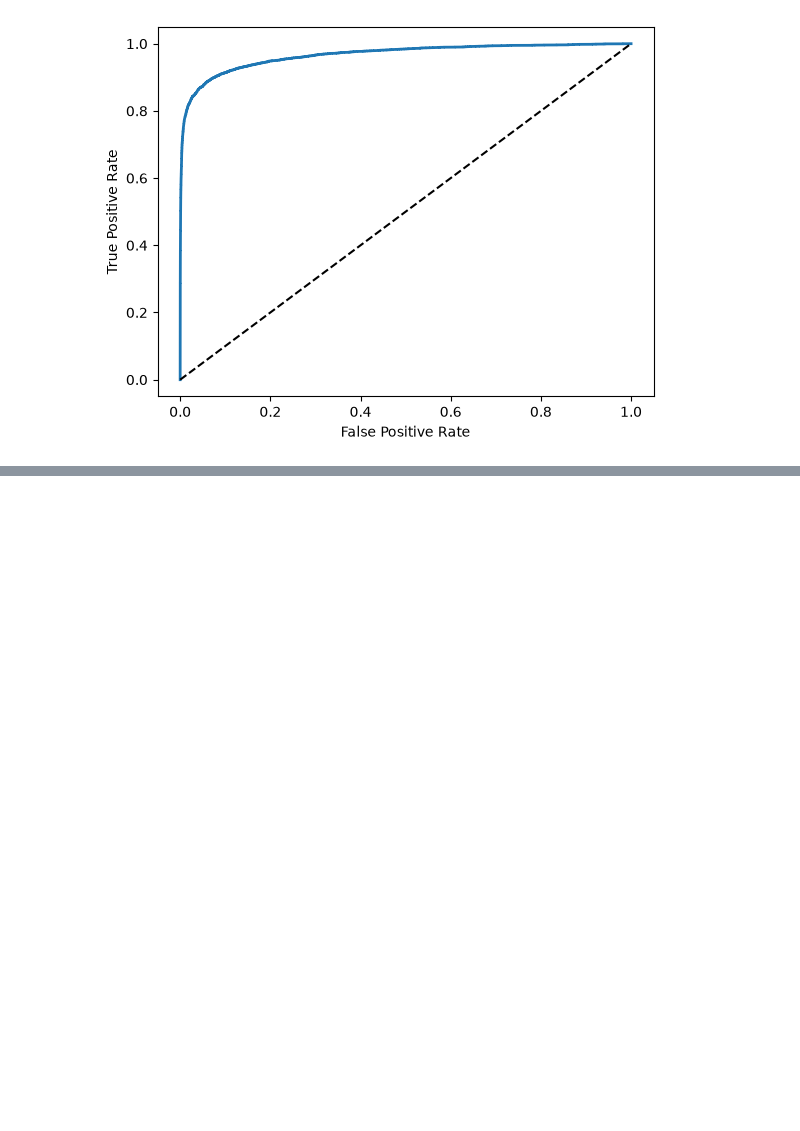
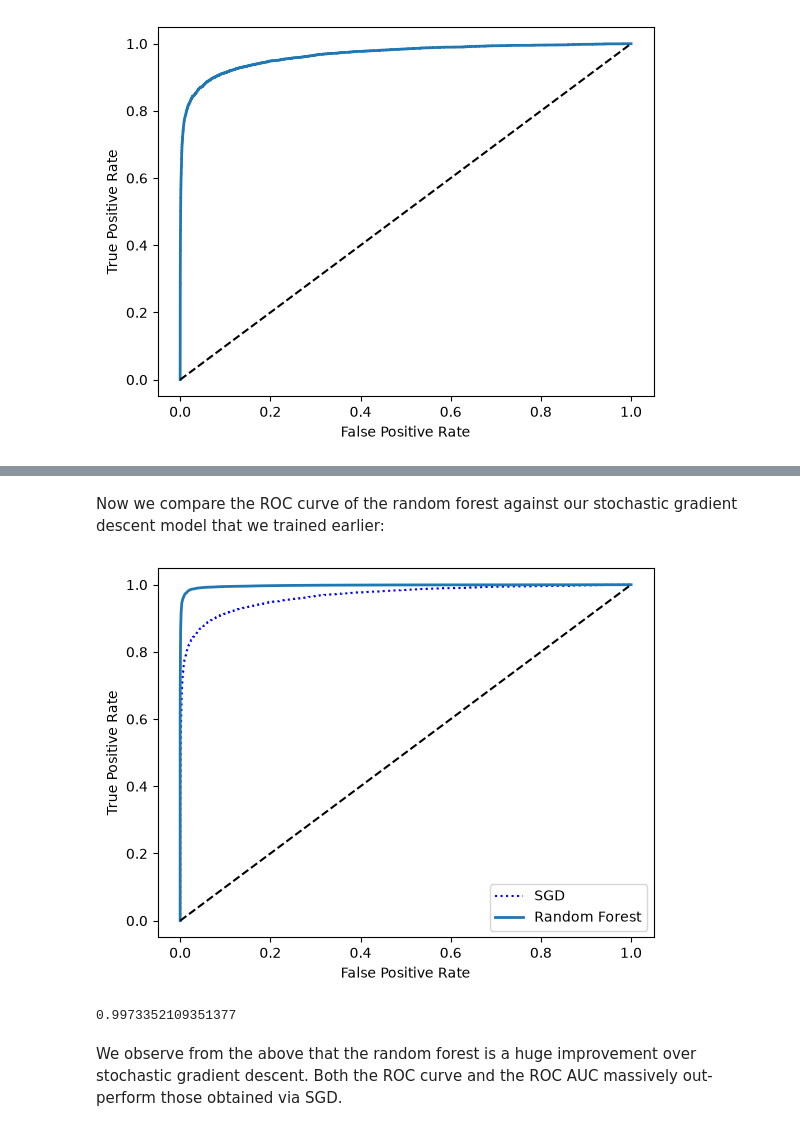
Before and after one commit to Raymon-Watson/Machine-Learning--Projects, a Jupyter notebook: ML-Notes/Basic_Classification.ipynb, the cells around one changed output, grey strips where cells are left out. Saved outputs shown, nothing was run; the diff lists cells and outputs as text; code cells hidden in the pictures; blank space fills up the shorter version.

```diff
--- a/ML-Notes/Basic_Classification.ipynb
+++ b/ML-Notes/Basic_Classification.ipynb
@@ -310,0 +332,23 @@ plt.show()
+# %%
+from sklearn.ensemble import RandomForestClassifier
+
+forest_clf = RandomForestClassifier(random_state=42)
+y_probas_forest = cross_val_predict(forest_clf, X_train, y_train_num, cv=3,
+                                    method="predict_proba")
+# %% [markdown]
+Now we compare the ROC curve of the random forest against our stochastic gradient descent model that we trained earlier:
+# %%
+y_scores_forest = y_probas_forest[:, 1] # score = probability of positive class
+fpr_forest, tpr_forest, thresholds_forest = roc_curve(y_train_num, y_scores_forest)
+
+plt.plot(fpr, tpr, "b:", label="SGD")
+plot_roc_curve(fpr_forest, tpr_forest, "Random Forest")
+plt.legend(loc="lower right")
+plt.show()
+
+roc_auc_score(y_train_num, y_scores_forest)
+# %% [output]
+[figure, added]
+0.9973352109351377
+# %% [markdown]
+We observe from the above that the random forest is a huge improvement over stochastic gradient descent. Both the ROC curve and the ROC AUC massively out-perform those obtained via SGD.
```
Also changed, not shown: parts of 18 cells of this notebook, 1 other file.
